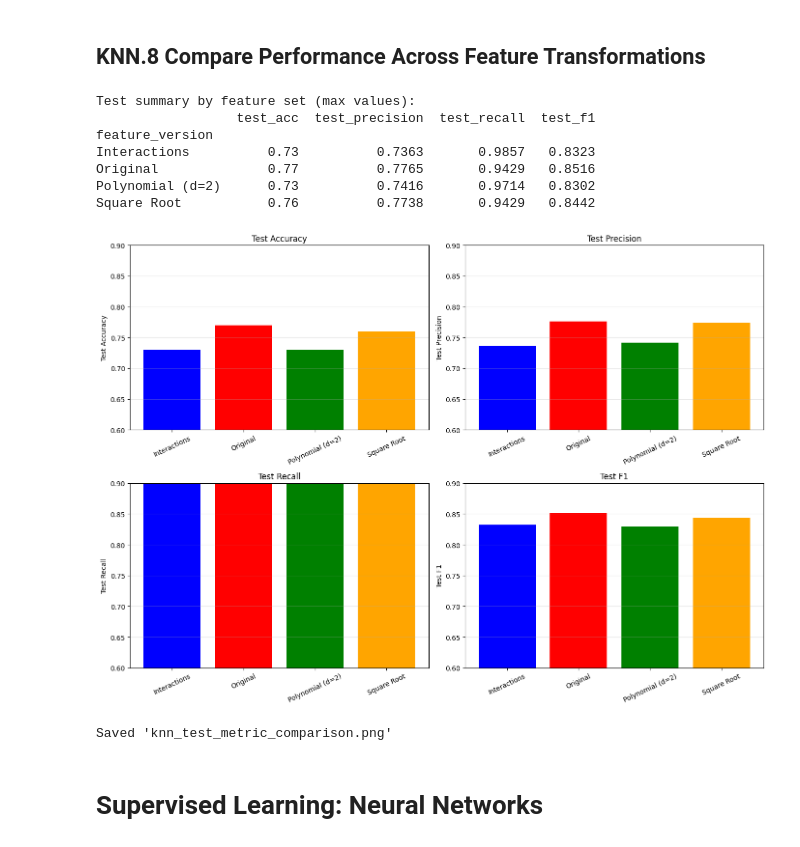
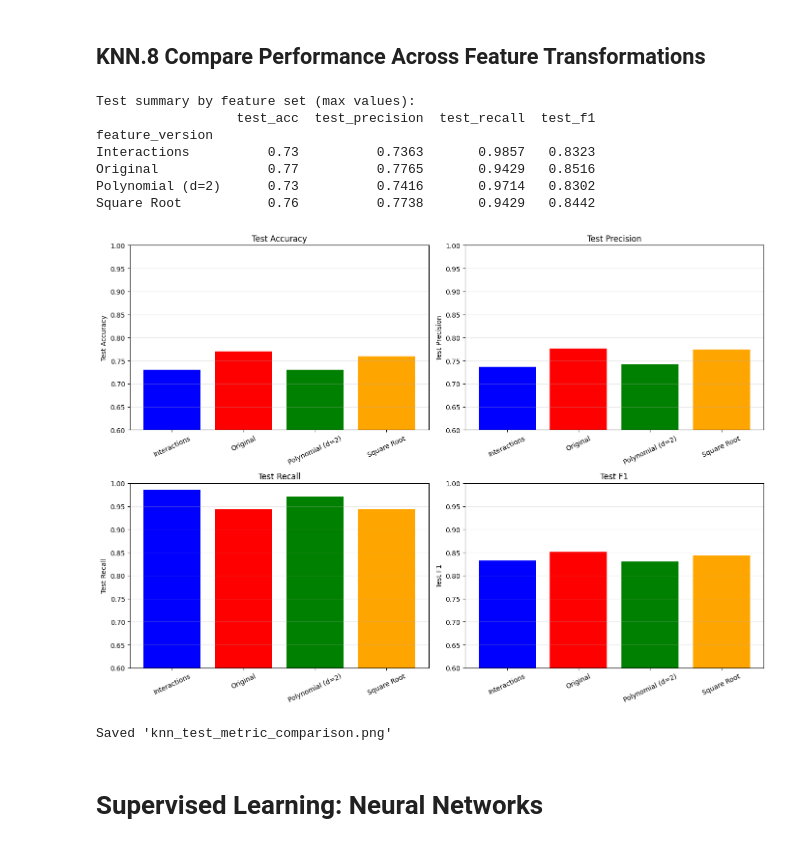
Before and after one commit to Zesan-Rahman/MachineLearningProject, a Jupyter notebook: Project.ipynb, the cells around one changed output. Saved outputs shown, nothing was run; the diff lists cells and outputs as text; code cells hidden in the pictures.

```diff
--- a/Project.ipynb
+++ b/Project.ipynb
@@ -565,7 +565,7 @@ for ax, (metric, title) in zip(axes, metrics):
 
     # Set y-axis from 0.60 to 0.90
     ax.set_ylim(0.60, 0.90)
-    ax.set_yticks(np.arange(0.60, 0.901, 0.05))
+    ax.set_yticks(np.arange(0.60, 1.01, 0.05))
 
     ax.tick_params(axis='x', rotation=20, labelsize=9)
     ax.grid(True, axis='y', alpha=0.3)
@@ -799,35 +798,35 @@ metrics = [
     ('test_f1', 'Test F1')
 ]
 
 colors = ['blue', 'red', 'green', 'orange']
 
 for ax, (metric, title) in zip(axes, metrics):
     values = summary[metric]
 
     ax.bar(values.index, values.values, color=colors)
     ax.set_ylabel(title)
     ax.set_title(title)
 
     ax.set_ylim(0.60, 0.90)
-    ax.set_yticks(np.arange(0.60, 0.901, 0.05))
+    ax.set_yticks(np.arange(0.60, 1.01, 0.05))
 
     ax.tick_params(axis='x', rotation=25)
     ax.grid(True, axis='y', alpha=0.3)
 
 plt.tight_layout()
 plt.savefig('knn_test_metric_comparison.png', dpi=300, bbox_inches='tight')
 plt.show()
 
 print("Saved 'knn_test_metric_comparison.png'")
 # %% [output]
 Test summary by feature set (max values):
                   test_acc  test_precision  test_recall  test_f1
 feature_version
 Interactions          0.73          0.7363       0.9857   0.8323
 Original              0.77          0.7765       0.9429   0.8516
 Polynomial (d=2)      0.73          0.7416       0.9714   0.8302
 Square Root           0.76          0.7738       0.9429   0.8442
-[figure, old version]
+[figure, new version]
 Saved 'knn_test_metric_comparison.png'
 # %% [markdown]
 # Supervised Learning: Neural Networks
```
Also changed, not shown: parts of 6 cells of this notebook.
